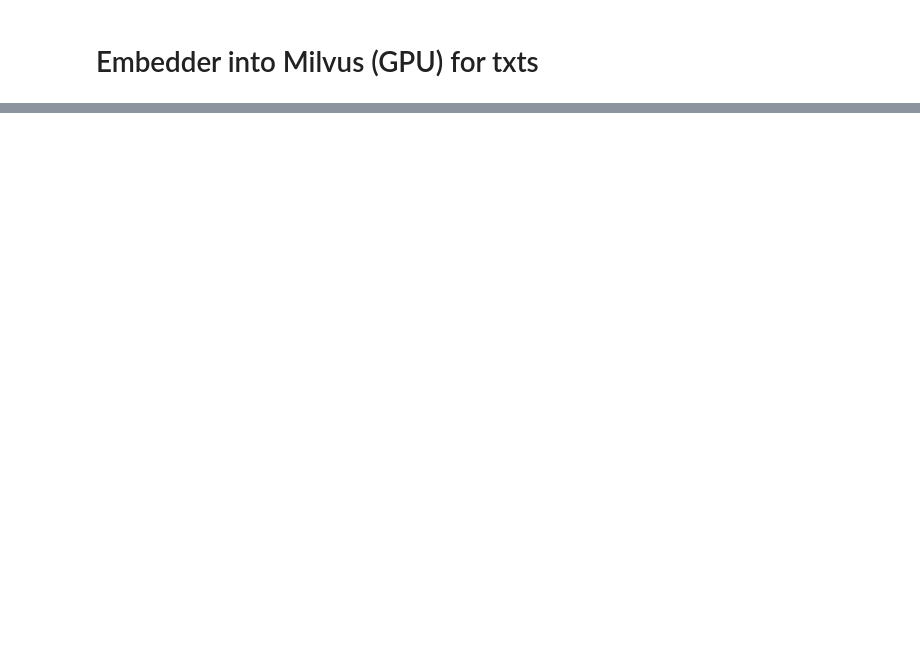
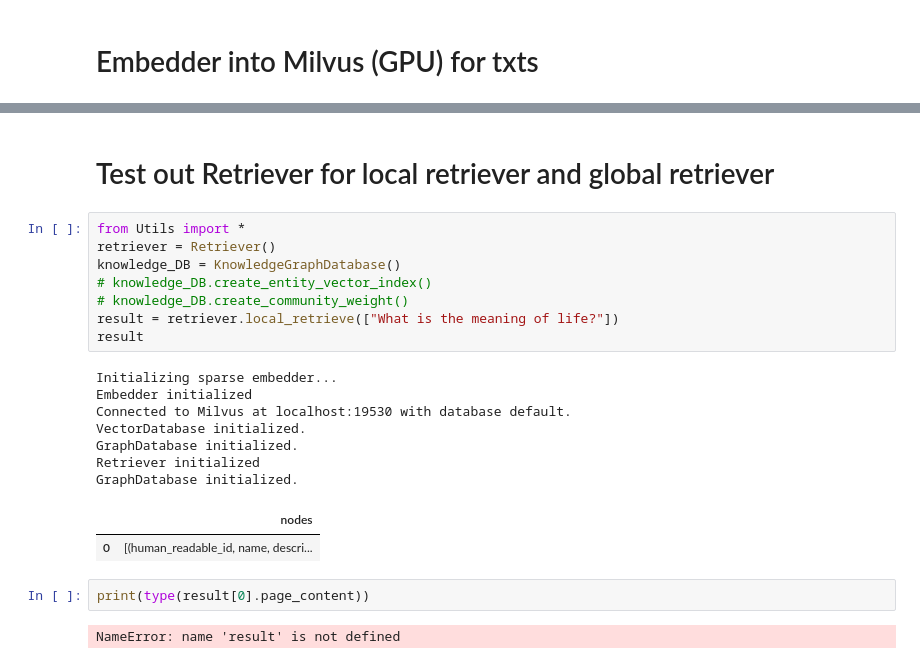
Before and after one commit to yarikama/Agentic-Advanced-RAG, a Jupyter notebook: src/graphrag.ipynb, the cells around one changed output, grey strips where cells are left out. Cells and saved outputs as stored; diff of their text form; blank space fills up the shorter version.

Commit message:
finish local retriever

```diff
--- a/src/graphrag.ipynb
+++ b/src/graphrag.ipynb
@@ -204,0 +193,24 @@ data_processor.directory_files_process("narrative_qa_standard_gpu", ".txt/", Tru
+# %% [markdown]
+# Test out Retriever for local retriever and global retriever
+# %%
+from Utils import *
+retriever = Retriever()
+knowledge_DB = KnowledgeGraphDatabase()
+# knowledge_DB.create_entity_vector_index()
+# knowledge_DB.create_community_weight()
+result = retriever.local_retrieve(["What is the meaning of life?"])
+result
+# %% [output]
+Initializing sparse embedder...
+Embedder initialized
+Connected to Milvus at localhost:19530 with database default.
+VectorDatabase initialized.
+GraphDatabase initialized.
+Retriever initialized
+GraphDatabase initialized.
+|  | nodes |
+| 0 | [(human_readable_id, name, descri... |
+# %%
+print(type(result[0].page_content))
+# %% [output]
+NameError: name 'result' is not defined
```
Also changed, not shown: parts of 20 cells of this notebook, 10 other files.
